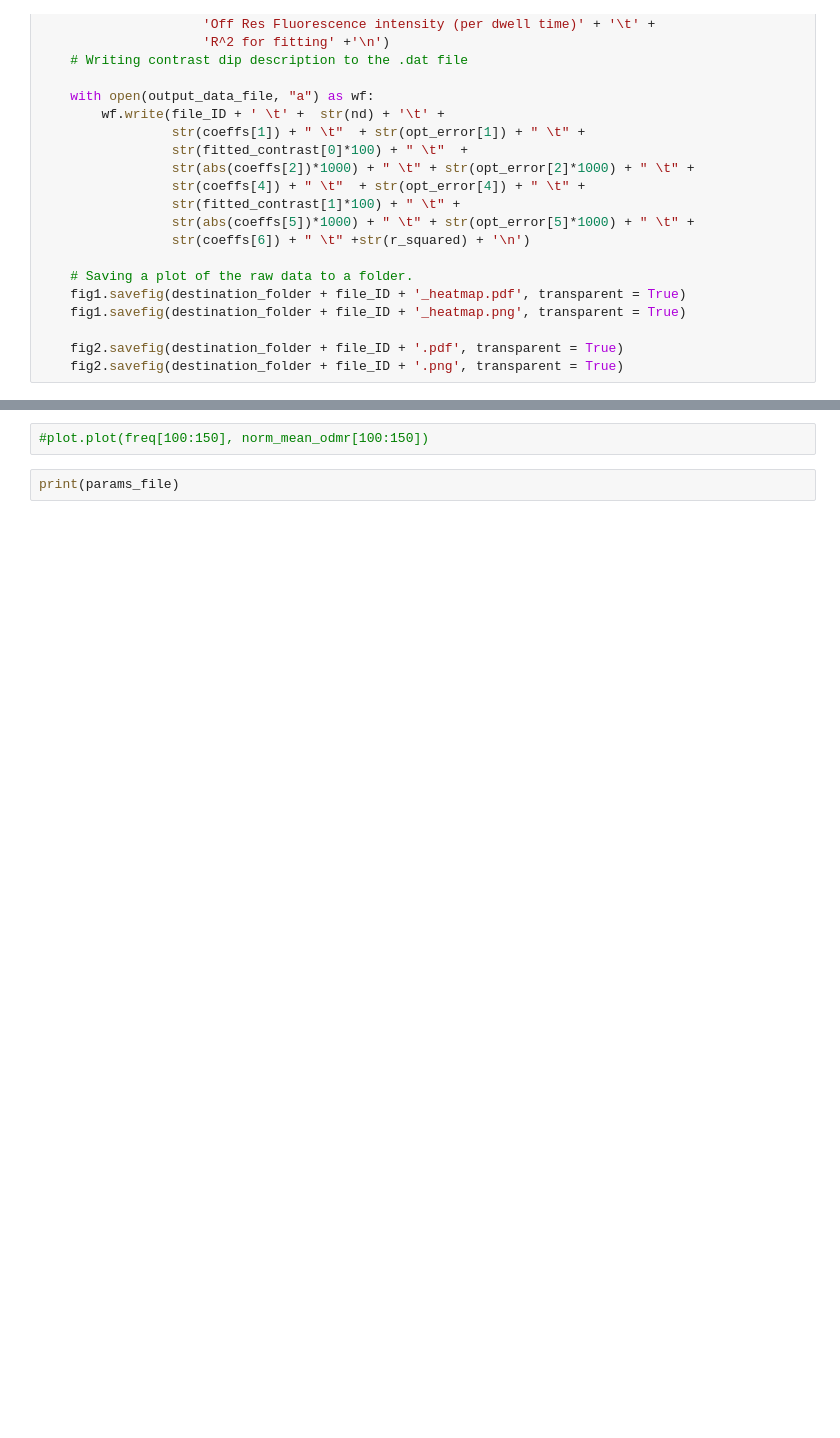
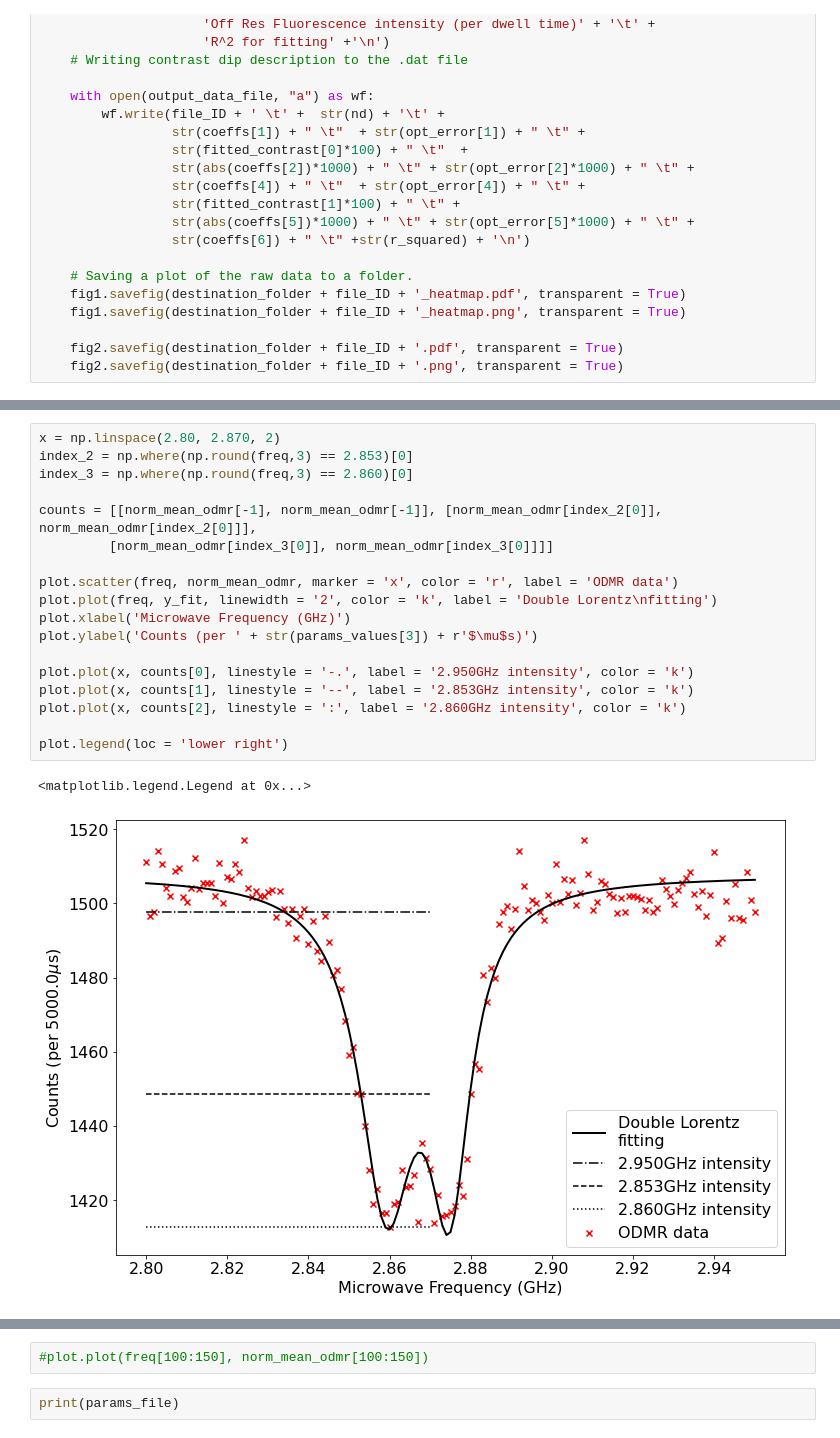
Before and after one commit to Corbyn93/Ryans_Python_Scripts, a Jupyter notebook: Ryan's Jupyter stuff/ODMR analysis/20201028_CW_ODMR_analysis.ipynb, the cells around one changed output, grey strips where cells are left out. Saved outputs shown, nothing was run; the diff lists cells and outputs as text; blank space fills up the shorter version.

```diff
--- a/Ryan's Jupyter stuff/ODMR analysis/20201028_CW_ODMR_analysis.ipynb
+++ b/Ryan's Jupyter stuff/ODMR analysis/20201028_CW_ODMR_analysis.ipynb
@@ -283,0 +289,21 @@ OSError: I:\Science\Physics-Nanobiophotonics\Group\User Data\ODMR\ODMR and imagi
+# %%
+x = np.linspace(2.80, 2.870, 2)
+index_2 = np.where(np.round(freq,3) == 2.853)[0]
+index_3 = np.where(np.round(freq,3) == 2.860)[0]
+
+counts = [[norm_mean_odmr[-1], norm_mean_odmr[-1]], [norm_mean_odmr[index_2[0]], norm_mean_odmr[index_2[0]]],
+         [norm_mean_odmr[index_3[0]], norm_mean_odmr[index_3[0]]]]
+
+plot.scatter(freq, norm_mean_odmr, marker = 'x', color = 'r', label = 'ODMR data')
+plot.plot(freq, y_fit, linewidth = '2', color = 'k', label = 'Double Lorentz\nfitting')
+plot.xlabel('Microwave Frequency (GHz)')
+plot.ylabel('Counts (per ' + str(params_values[3]) + r'$\mu$s)')
+
+plot.plot(x, counts[0], linestyle = '-.', label = '2.950GHz intensity', color = 'k')
+plot.plot(x, counts[1], linestyle = '--', label = '2.853GHz intensity', color = 'k')
+plot.plot(x, counts[2], linestyle = ':', label = '2.860GHz intensity', color = 'k')
+
+plot.legend(loc = 'lower right')
+# %% [output]
+<matplotlib.legend.Legend at 0x...>
+[figure, added]
```
Also changed, not shown: parts of 2 cells of this notebook, 2 other files.
